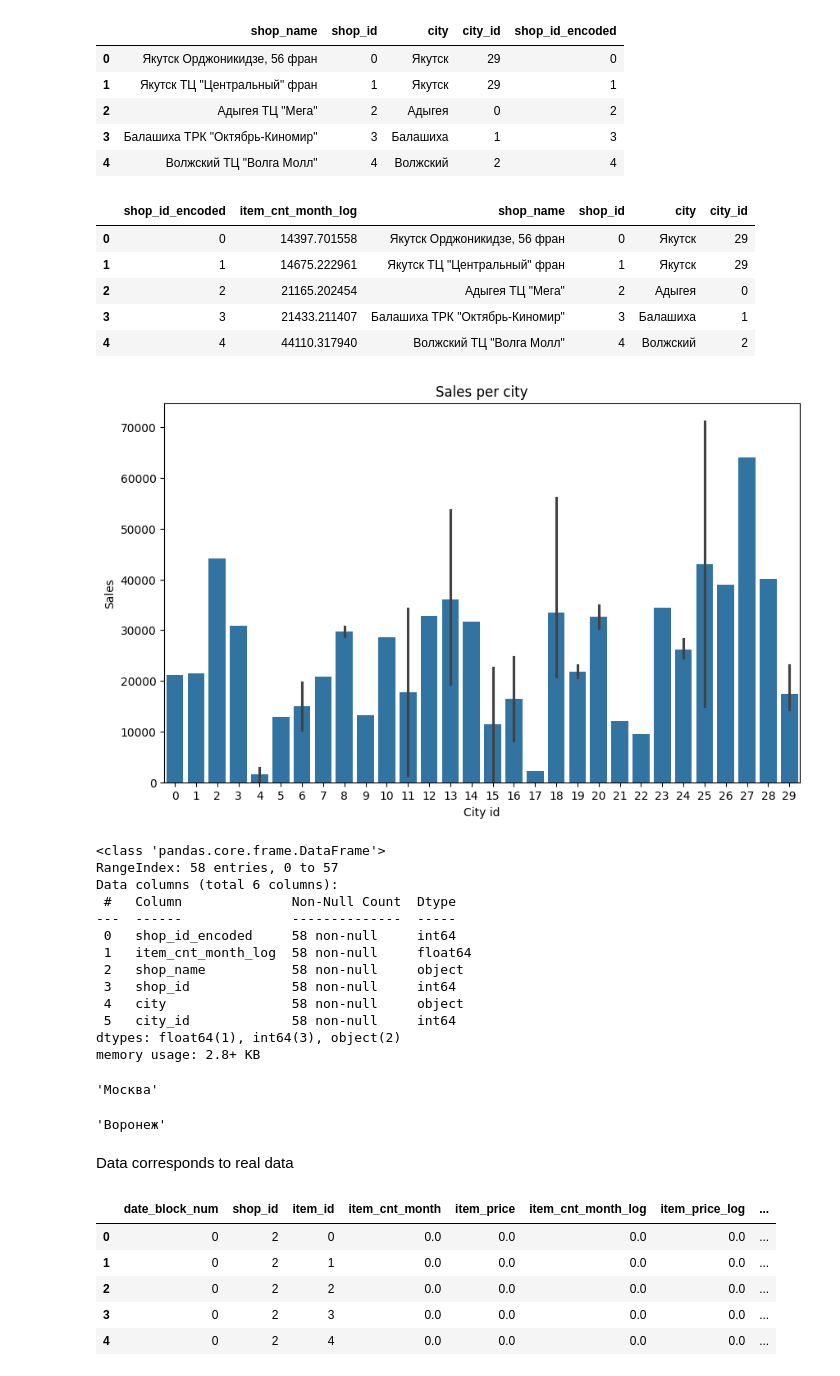
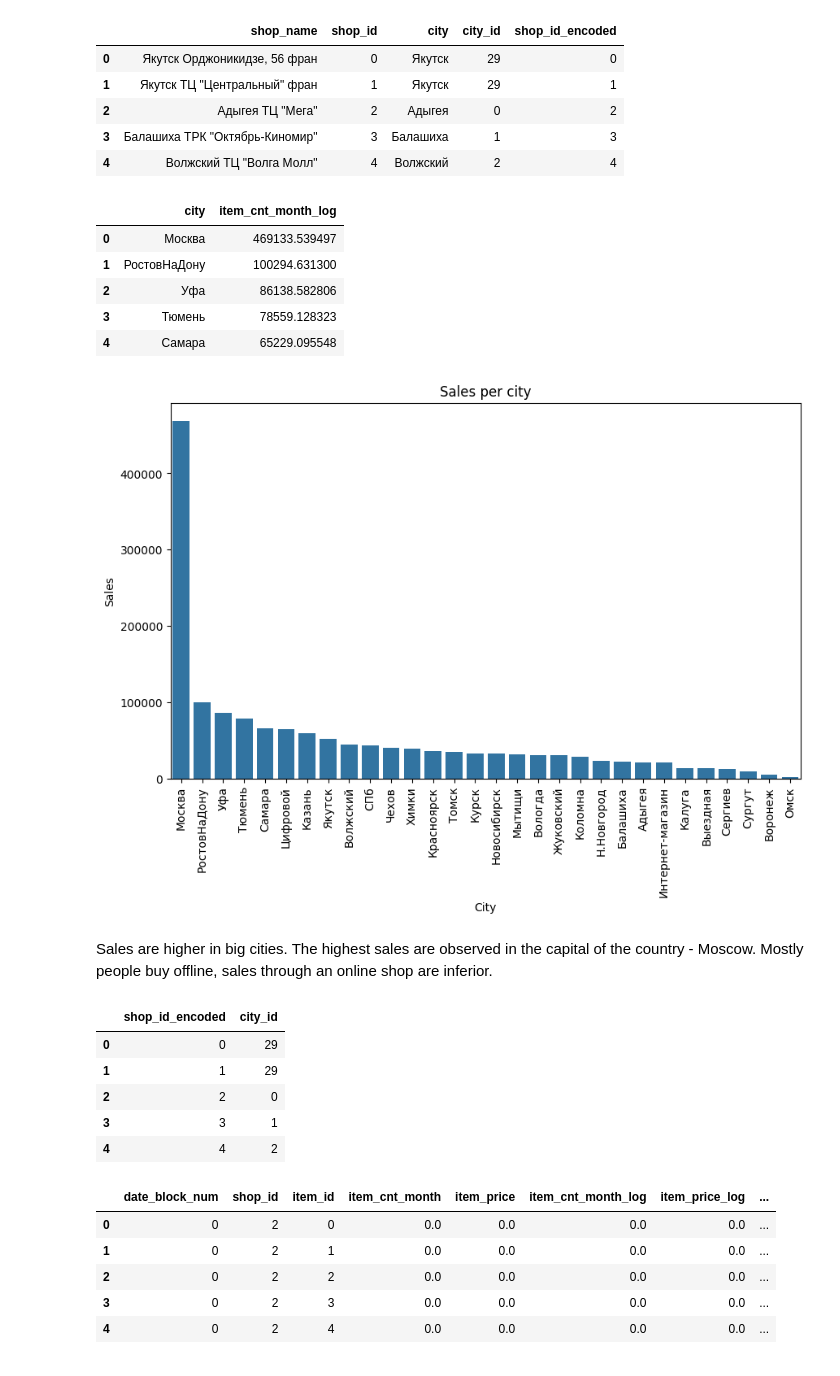
Before and after one commit to YPolina/Trainee, a Jupyter notebook: EDA.ipynb, the cells around one changed output. Cells and saved outputs as stored; diff of their text form; code cells hidden in the pictures.

Commit message:
DS-1.2 EDA Changes: -	Time dependencies for categorical features -	Conclusions are added after plots

```diff
--- a/EDA.ipynb
+++ b/EDA.ipynb
@@ -237,7 +242,9 @@ Shop_id - target dependence
 # %%
 encoder = LabelEncoder()
 # %%
-group = df_train.groupby('shop_id').agg({'item_cnt_month_log':['sum', 'mean']}).reset_index()
+group = df_train.groupby('shop_id').agg({'item_cnt_month_log':'sum'}).reset_index()
 group['shop_id_encoded'] = encoder.fit_transform(group['shop_id'])
-group.head()
+group = pd.merge(group, df_shops, on = 'shop_id', how = 'left')
+sorted_group = group.groupby('shop_name').agg({'item_cnt_month_log':'sum'}).sort_values(by = 'item_cnt_month_log', ascending = False).reset_index()
+sorted_group.head()
 # %% [output]
@@ -320,53 +325,38 @@ df_shops.head()
 group = df_train.groupby('shop_id_encoded').agg({'item_cnt_month_log':'sum'})
 group = group.reset_index()
 group = pd.merge(group, df_shops, on = 'shop_id_encoded', how = 'left')
-group.head()
+sorted_group = group.groupby('city').agg({'item_cnt_month_log':'sum'}).sort_values(by = 'item_cnt_month_log', ascending = False).reset_index()
+sorted_group.head()
 # %% [output]
-|  | shop_id_encoded | item_cnt_month_log | shop_name | shop_id | city | city_id |
-| 0 | 0 | 14397.701558 | Якутск Орджоникидзе, 56 фран | 0 | Якутск | 29 |
-| 1 | 1 | 14675.222961 | Якутск ТЦ "Центральный" фран | 1 | Якутск | 29 |
-| 2 | 2 | 21165.202454 | Адыгея ТЦ "Мега" | 2 | Адыгея | 0 |
-| 3 | 3 | 21433.211407 | Балашиха ТРК "Октябрь-Киномир" | 3 | Балашиха | 1 |
-| 4 | 4 | 44110.317940 | Волжский ТЦ "Волга Молл" | 4 | Волжский | 2 |
+|  | city | item_cnt_month_log |
+| 0 | Москва | 469133.539497 |
+| 1 | РостовНаДону | 100294.631300 |
+| 2 | Уфа | 86138.582806 |
+| 3 | Тюмень | 78559.128323 |
+| 4 | Самара | 65229.095548 |
 # %%
 plt.figure(figsize=(10,6))
 
-length = len(group) + 1
+sns.barplot(x = sorted_group['city'], y = sorted_group['item_cnt_month_log'])
 
-sns.barplot(x = group['city_id'], y = group['item_cnt_month_log']).set_title('Sales per city')
+plt.title('Sales per city')
+plt.ylabel('Sales')
+plt.xlabel('City')
+plt.xticks(rotation=90)
 
-plt.ylabel('Sales')
-plt.xlabel('City id')
-
-plt.setp(ax, xticks=np.arange(0, length, 3), xticklabels=np.arange(0, length, 3),)
 plt.show()
 # %% [output]
-[figure, old version]
+[figure, new version]
-# %%
-group.info()
-# %% [output]
-<class 'pandas.core.frame.DataFrame'>
-RangeIndex: 58 entries, 0 to 57
-Data columns (total 6 columns):
- #   Column              Non-Null Count  Dtype
----  ------              --------------  -----
- 0   shop_id_encoded     58 non-null     int64
- 1   item_cnt_month_log  58 non-null     float64
- 2   shop_name           58 non-null     object
- 3   shop_id             58 non-null     int64
- 4   city                58 non-null     object
- 5   city_id             58 non-null     int64
-dtypes: float64(1), int64(3), object(2)
-memory usage: 2.8+ KB
-# %%
-group_sorted = group.sort_values(by = 'item_cnt_month_log', ascending = False)
-group_sorted.iloc[0].city
-# %% [output]
-'Москва'
-# %%
-group_sorted.iloc[-1].city
-# %% [output]
-'Воронеж'
-# %% [markdown]
-Data corresponds to real data
+# %% [markdown]
+Sales are higher in big cities. The highest sales are observed in the capital of the country - Moscow. Mostly people buy offline, sales through an online shop are inferior.
+# %%
+group = group[['shop_id_encoded', 'city_id']]
+group.head()
+# %% [output]
+|  | shop_id_encoded | city_id |
+| 0 | 0 | 29 |
+| 1 | 1 | 29 |
+| 2 | 2 | 0 |
+| 3 | 3 | 1 |
+| 4 | 4 | 2 |
 # %%
```
Also changed, not shown: parts of 60 cells of this notebook, 1 other file.
